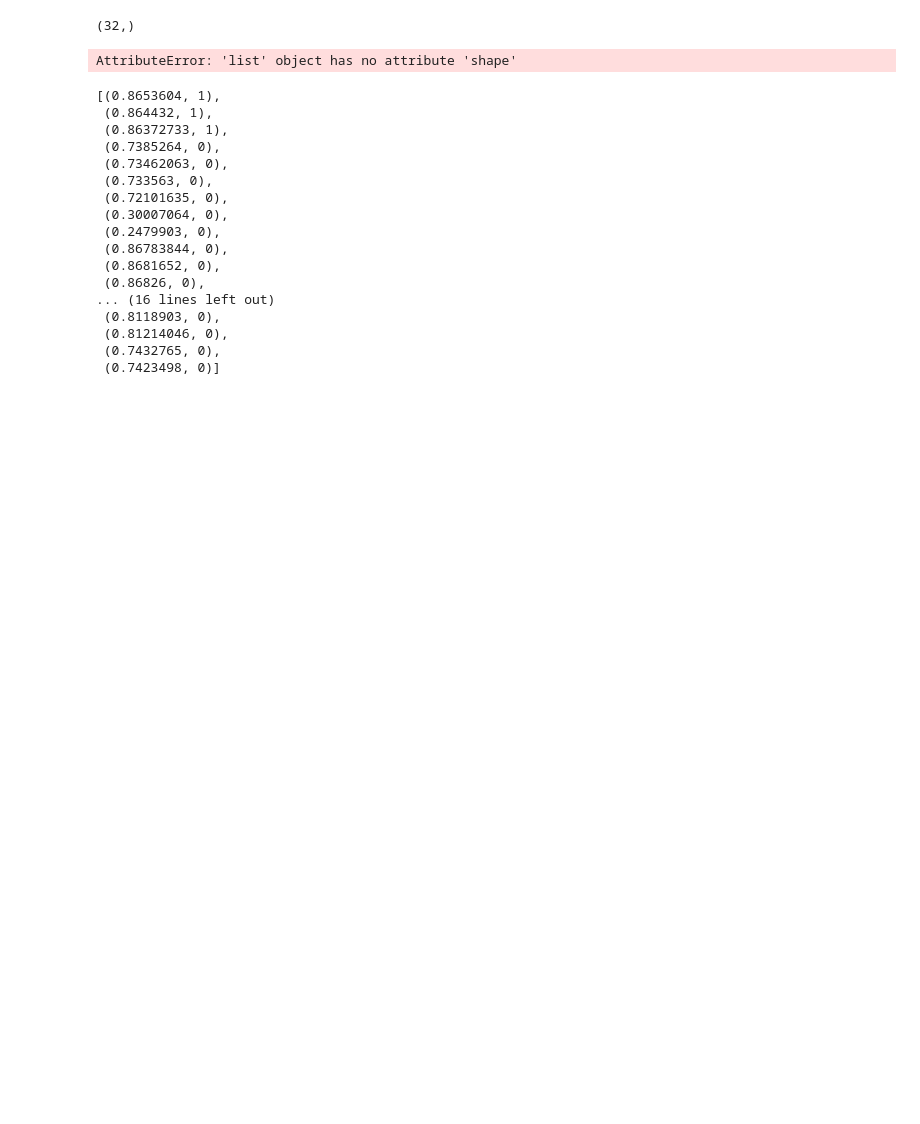
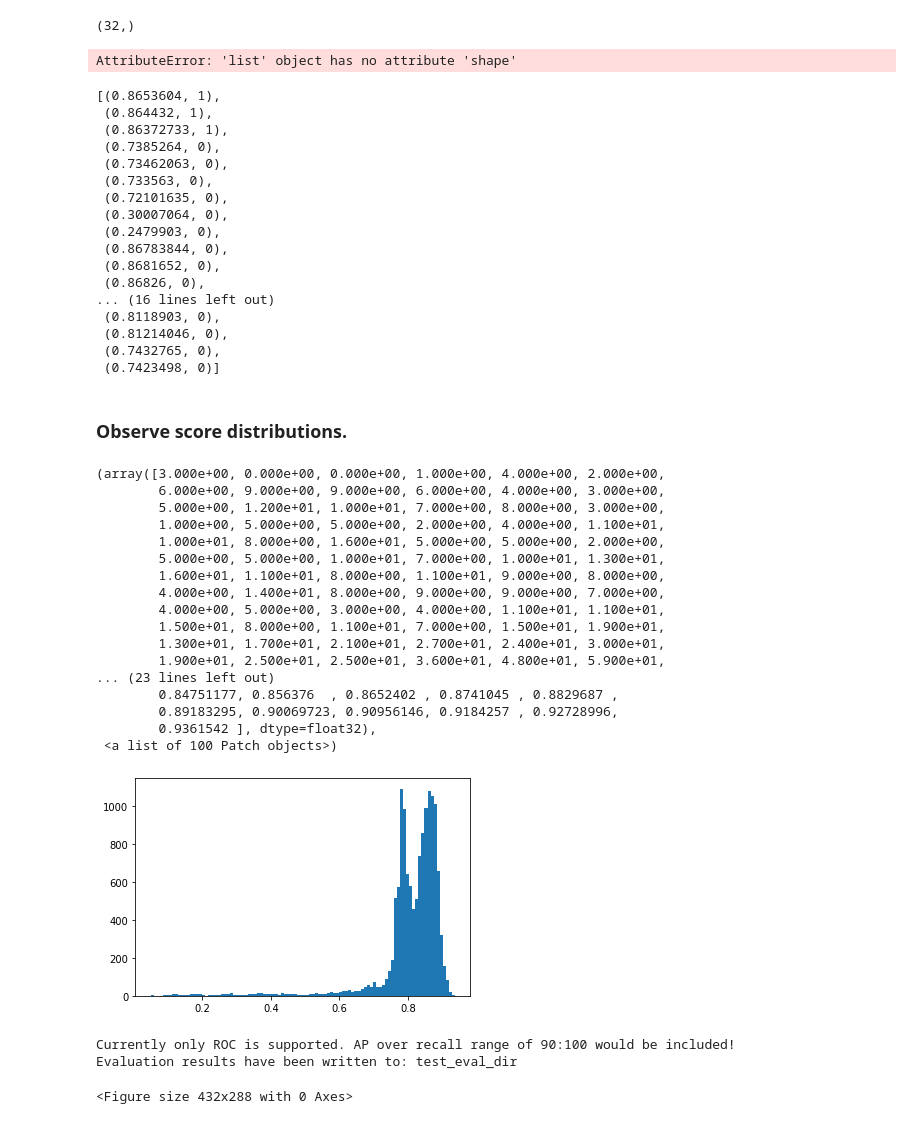
Before and after one commit to bhuvi3/camera_trap_animal_classification, a Jupyter notebook: code/inference_pipeline_test.ipynb, the cells around one changed output. Saved outputs shown, nothing was run; the diff lists cells and outputs as text; code cells hidden in the pictures; blank space fills up the shorter version.

Commit message:
Fix the score distribution figure error.

```diff
--- a/code/inference_pipeline_test.ipynb
+++ b/code/inference_pipeline_test.ipynb
@@ -384,3 +383,5 @@ list(zip(b, individual_labels_0))
  (0.81214046, 0),
  (0.7432765, 0),
  (0.7423498, 0)]
+# %% [markdown]
+### Observe score distributions.
@@ -386,0 +425,35 @@ list(zip(b, individual_labels_0))
+# %%
+inference_out_file = "../inference_outputs/baseline_3/val_acc/pred_labels-individual.pickle"
+with open(inference_out_file, "rb") as fp:
+    pred_labels_individual = pickle.load(fp)
+
+pred_labels_first = pred_labels_individual[0]
+# %%
+preds = [x[0] for x in pred_labels_first]
+# %%
+plt.hist(preds, bins=100)
+# %% [output]
+(array([3.000e+00, 0.000e+00, 0.000e+00, 1.000e+00, 4.000e+00, 2.000e+00,
+        6.000e+00, 9.000e+00, 9.000e+00, 6.000e+00, 4.000e+00, 3.000e+00,
+        5.000e+00, 1.200e+01, 1.000e+01, 7.000e+00, 8.000e+00, 3.000e+00,
+        1.000e+00, 5.000e+00, 5.000e+00, 2.000e+00, 4.000e+00, 1.100e+01,
+        1.000e+01, 8.000e+00, 1.600e+01, 5.000e+00, 5.000e+00, 2.000e+00,
+        5.000e+00, 5.000e+00, 1.000e+01, 7.000e+00, 1.000e+01, 1.300e+01,
+        1.600e+01, 1.100e+01, 8.000e+00, 1.100e+01, 9.000e+00, 8.000e+00,
+        4.000e+00, 1.400e+01, 8.000e+00, 9.000e+00, 9.000e+00, 7.000e+00,
+        4.000e+00, 5.000e+00, 3.000e+00, 4.000e+00, 1.100e+01, 1.100e+01,
+        1.500e+01, 8.000e+00, 1.100e+01, 7.000e+00, 1.500e+01, 1.900e+01,
+        1.300e+01, 1.700e+01, 2.100e+01, 2.700e+01, 2.400e+01, 3.000e+01,
+        1.900e+01, 2.500e+01, 2.500e+01, 3.600e+01, 4.800e+01, 5.900e+01,
+... (23 lines left out)
+        0.84751177, 0.856376  , 0.8652402 , 0.8741045 , 0.8829687 ,
+        0.89183295, 0.90069723, 0.90956146, 0.9184257 , 0.92728996,
+        0.9361542 ], dtype=float32),
+ <a list of 100 Patch objects>)
+[figure, added]
+# %%
+evaluate(pred_labels_first, "test_eval_dir")
+# %% [output]
+Currently only ROC is supported. AP over recall range of 90:100 would be included!
+Evaluation results have been written to: test_eval_dir
+<Figure size 432x288 with 0 Axes>
```
Also changed, not shown: parts of 4 cells of this notebook, 2 other files.
